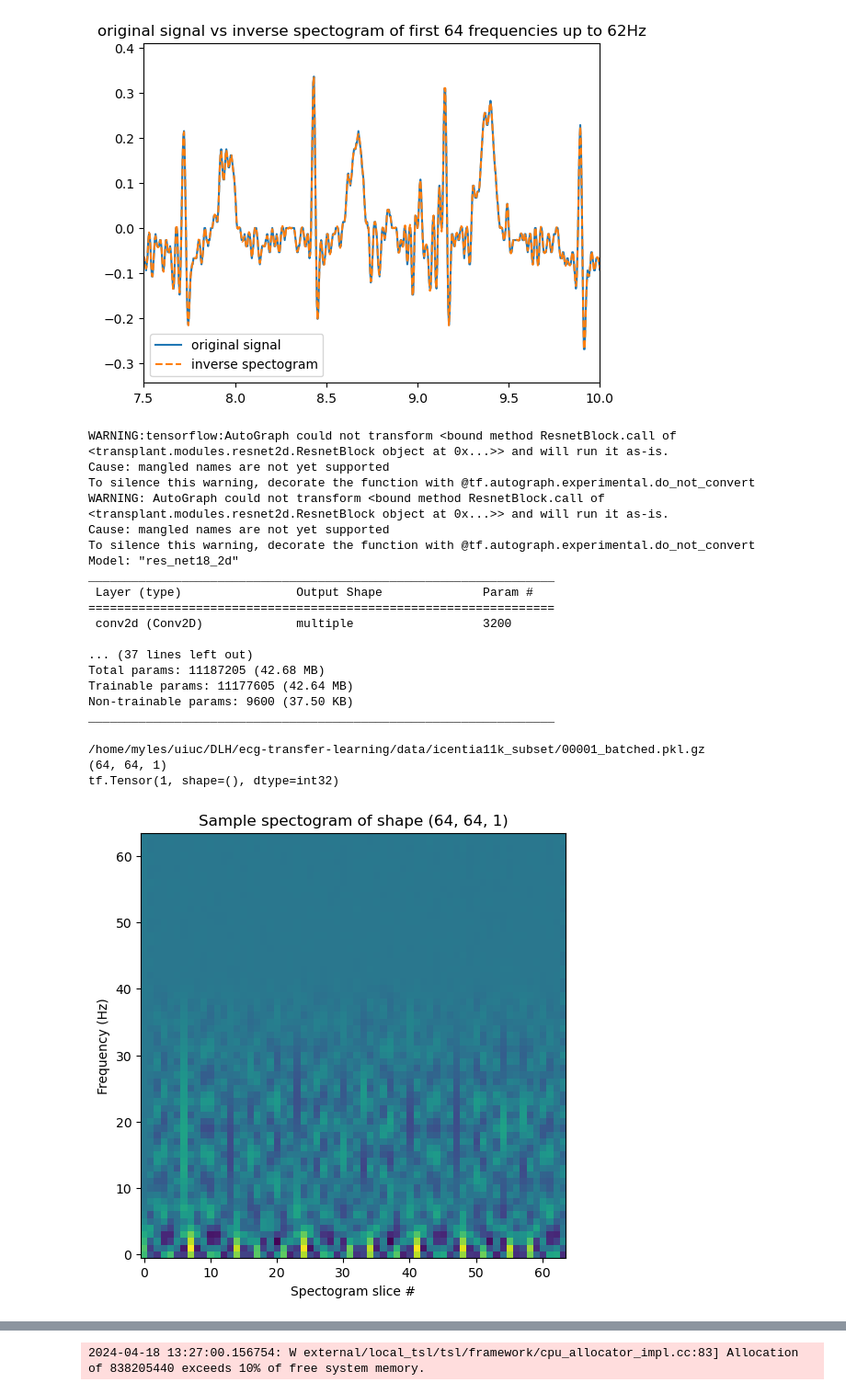
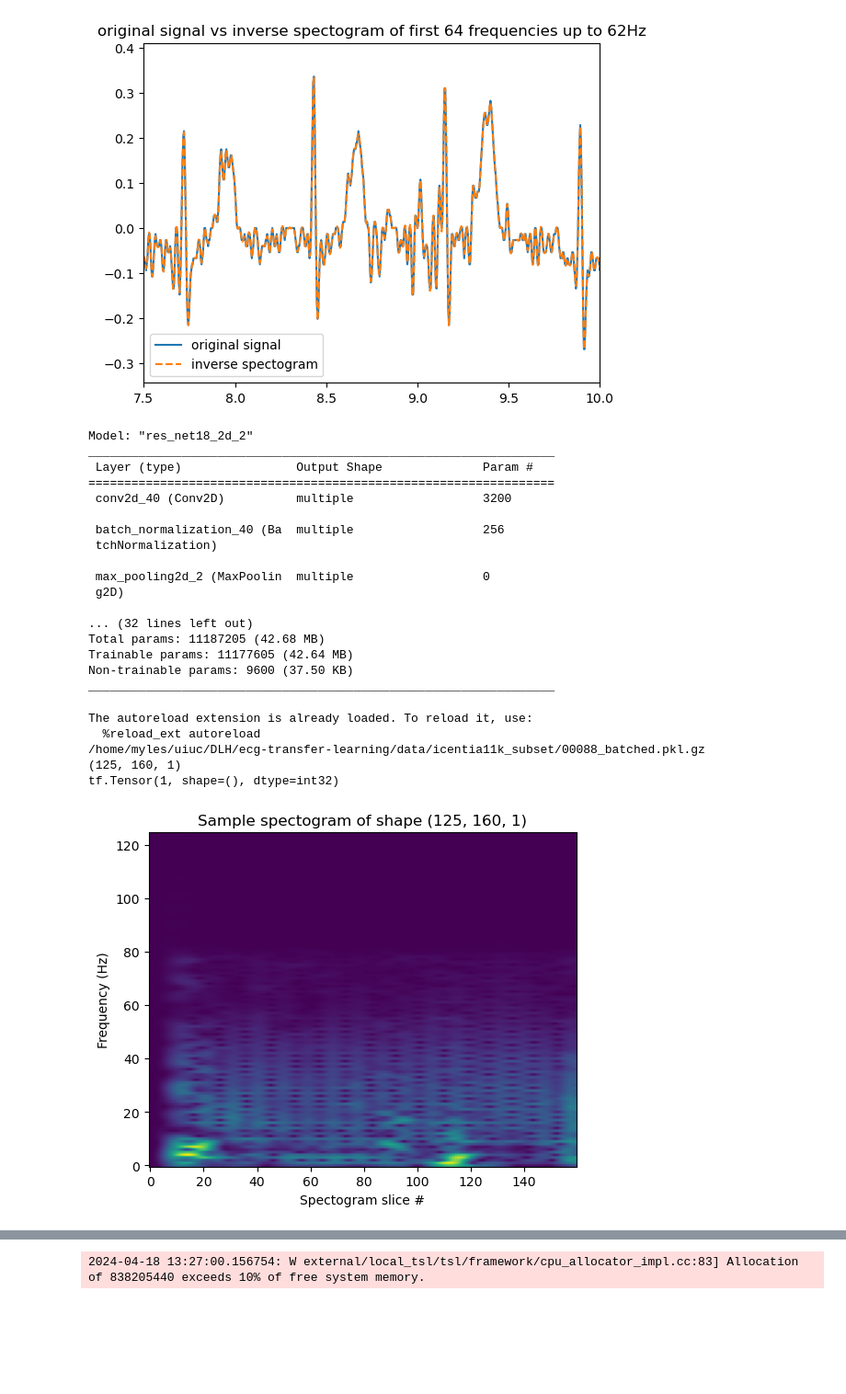
Before and after one commit to myles-i/DLH_TransferLearning, a Jupyter notebook: jupyter_notebooks/explore_spectogram.ipynb, the cells around one changed output, grey strips where cells are left out. Shown at 92% size. Saved outputs shown, nothing was run; the diff lists cells and outputs as text; code cells hidden in the pictures; blank space fills up the shorter version.

Commit message:
make spectogram notebook more flexible. use 128x128 input size, and cap caught data load errors

```diff
--- a/jupyter_notebooks/explore_spectogram.ipynb
+++ b/jupyter_notebooks/explore_spectogram.ipynb
@@ -157,7 +159,7 @@ import tensorflow as tf
 
 num_classes = len(icentia11k.ds_beat_names)
 model = ResNet18_2D(num_classes=num_classes)
-model.build(input_shape=(None, 64, 64, 1))
+model.build(input_shape=(None, 128, 128, 1))
 model.compile(optimizer=tf.keras.optimizers.Adam(beta_1=0.9, beta_2=0.98, epsilon=1e-9),
                 loss=tf.keras.losses.SparseCategoricalCrossentropy(from_logits=True),
                 metrics=[tf.keras.metrics.SparseCategoricalAccuracy(name='acc')])
@@ -165,64 +167,69 @@ model.compile(optimizer=tf.keras.optimizers.Adam(beta_1=0.9, beta_2=0.98, epsilo
 #                 loss='categorical_crossentropy', metrics=["accuracy"])
 model.summary()
 # %% [output]
-WARNING:tensorflow:AutoGraph could not transform <bound method ResnetBlock.call of <transplant.modules.resnet2d.ResnetBlock object at 0x...>> and will run it as-is.
-Cause: mangled names are not yet supported
-To silence this warning, decorate the function with @tf.autograph.experimental.do_not_convert
-WARNING: AutoGraph could not transform <bound method ResnetBlock.call of <transplant.modules.resnet2d.ResnetBlock object at 0x...>> and will run it as-is.
-Cause: mangled names are not yet supported
-To silence this warning, decorate the function with @tf.autograph.experimental.do_not_convert
-Model: "res_net18_2d"
+Model: "res_net18_2d_2"
 _________________________________________________________________
  Layer (type)                Output Shape              Param #
 =================================================================
- conv2d (Conv2D)             multiple                  3200
+ conv2d_40 (Conv2D)          multiple                  3200
 
-... (37 lines left out)
+ batch_normalization_40 (Ba  multiple                  256
+ tchNormalization)
+
+ max_pooling2d_2 (MaxPoolin  multiple                  0
+ g2D)
+
+... (32 lines left out)
 Total params: 11187205 (42.68 MB)
 Trainable params: 11177605 (42.64 MB)
 Non-trainable params: 9600 (37.50 KB)
 _________________________________________________________________
 # %%
+# reload modules using magic
+%load_ext autoreload
+%autoreload 2
 from transplant.datasets.icentia11k_spectogram import spectogram_beat_dataset
 
 # lets test the generator
-window_size = 256
-stride = 64
-n = 64
+window_size = 500
+stride = 25
+n_freqs = 125 # with a window size of 512, and 250Hz sampling rate, this means 0-62.5Hz
 patient_ids = [100]
-frame_size = 4096
+frame_size = 4000
 
 db_dir = datadir + '/icentia11k_subset'
 unzipped = False
 patient_ids = np.array([0,1,88,89])#,96,97,98,99])
 
 train_data = spectogram_beat_dataset(db_dir, patient_ids, frame_size,
-                   unzipped=unzipped, samples_per_patient=128)
+                   unzipped=unzipped, samples_per_patient=128, window_size = window_size, stride=stride, n_freqs=n_freqs)
 
 # Take 1 sample from the dataset
 sample_output = train_data.take(1)
 
 # Iterate over the sample_dataset to get the first element
 for x, y in sample_output:
     # x and y are EagerTensor
     print(x.shape)
     print(y)
 
     # lets plot it
     fig, ax = plt.subplots(1, 1, figsize=(6, 6))
     ax.imshow(x[:,:,0], cmap='viridis')
     ax.set_title(f"Sample spectogram of shape {x.shape}")
     # add axis labels
     ax.set_xlabel("Spectogram slice #")
     ax.set_ylabel("Frequency (Hz)")
     ax.invert_yaxis()
     plt.show()
     break
 # %% [output]
-/home/myles/uiuc/DLH/ecg-transfer-learning/data/icentia11k_subset/00001_batched.pkl.gz
-(64, 64, 1)
+The autoreload extension is already loaded. To reload it, use:
+  %reload_ext autoreload
+/home/myles/uiuc/DLH/ecg-transfer-learning/data/icentia11k_subset/00088_batched.pkl.gz
+(125, 160, 1)
 tf.Tensor(1, shape=(), dtype=int32)
-[figure, old version]
+[figure, new version]
 # %%
 # ok lets try some training...
 db_dir = datadir + '/icentia11k_subset'
```
Also changed, not shown: parts of 3 cells of this notebook, 3 other files.
